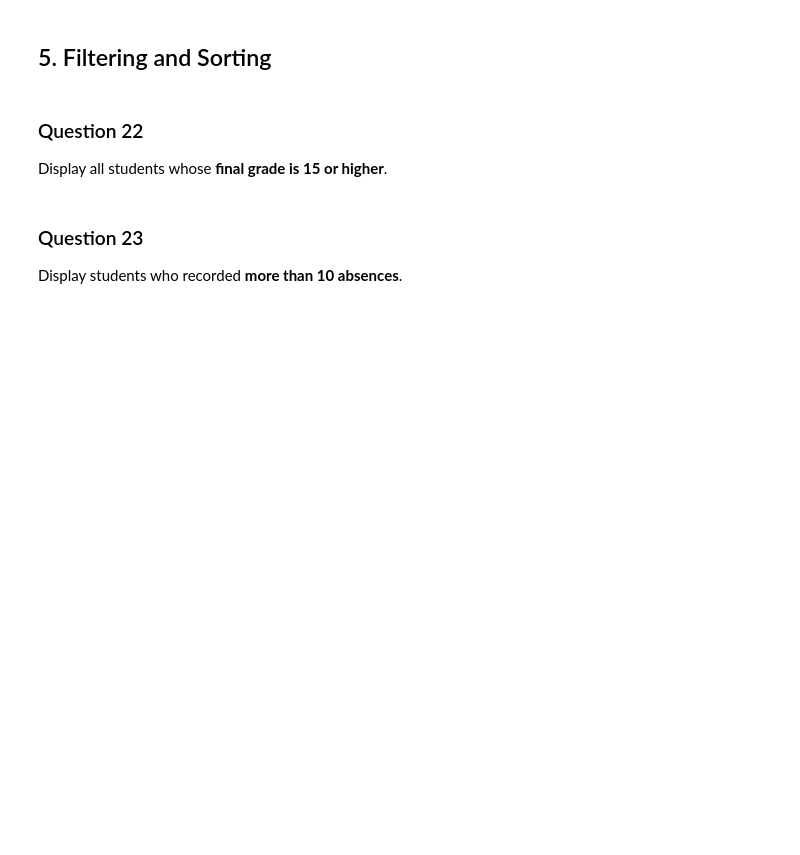
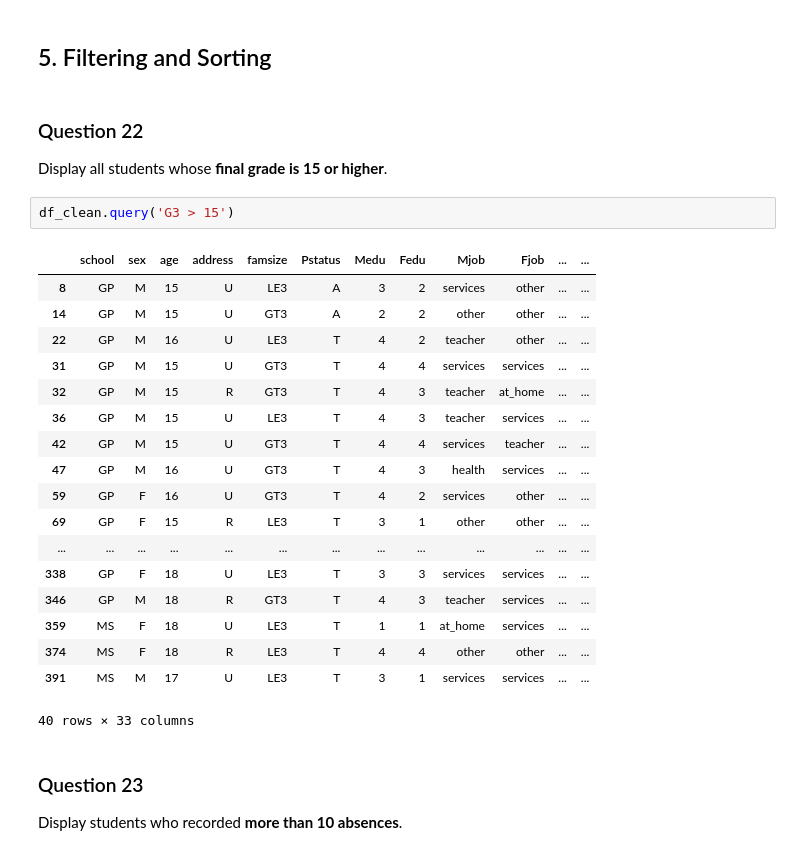
Before and after one commit to JanhaviSalokhe/Training-assignments, a Jupyter notebook: Data Science/Pandas/Assignment4_Student_Performance.ipynb, the cells around one changed output. Saved outputs shown, nothing was run; the diff lists cells and outputs as text; blank space fills up the shorter version.

```diff
--- a/Data Science/Pandas/Assignment4_Student_Performance.ipynb
+++ b/Data Science/Pandas/Assignment4_Student_Performance.ipynb
@@ -325,6 +334,27 @@ Find the **maximum number of absences** and the **minimum final grade**.
 # %% [markdown]
 ### Question 22
 Display all students whose **final grade is 15 or higher**.
+# %%
+df_clean.query('G3 > 15')
+# %% [output]
+|  | school | sex | age | address | famsize | Pstatus | Medu | Fedu | Mjob | Fjob | ... | ... |
+| 8 | GP | M | 15 | U | LE3 | A | 3 | 2 | services | other | ... | ... |
+| 14 | GP | M | 15 | U | GT3 | A | 2 | 2 | other | other | ... | ... |
+| 22 | GP | M | 16 | U | LE3 | T | 4 | 2 | teacher | other | ... | ... |
+| 31 | GP | M | 15 | U | GT3 | T | 4 | 4 | services | services | ... | ... |
+| 32 | GP | M | 15 | R | GT3 | T | 4 | 3 | teacher | at_home | ... | ... |
+| 36 | GP | M | 15 | U | LE3 | T | 4 | 3 | teacher | services | ... | ... |
+| 42 | GP | M | 15 | U | GT3 | T | 4 | 4 | services | teacher | ... | ... |
+| 47 | GP | M | 16 | U | GT3 | T | 4 | 3 | health | services | ... | ... |
+| 59 | GP | F | 16 | U | GT3 | T | 4 | 2 | services | other | ... | ... |
+| 69 | GP | F | 15 | R | LE3 | T | 3 | 1 | other | other | ... | ... |
+| ... | ... | ... | ... | ... | ... | ... | ... | ... | ... | ... | ... | ... |
+| 338 | GP | F | 18 | U | LE3 | T | 3 | 3 | services | services | ... | ... |
+| 346 | GP | M | 18 | R | GT3 | T | 4 | 3 | teacher | services | ... | ... |
+| 359 | MS | F | 18 | U | LE3 | T | 1 | 1 | at_home | services | ... | ... |
+| 374 | MS | F | 18 | R | LE3 | T | 4 | 4 | other | other | ... | ... |
+| 391 | MS | M | 17 | U | LE3 | T | 3 | 1 | services | services | ... | ... |
+40 rows × 33 columns
 # %% [markdown]
 ### Question 23
 Display students who recorded **more than 10 absences**.
```
Also changed, not shown: parts of 17 cells of this notebook.
